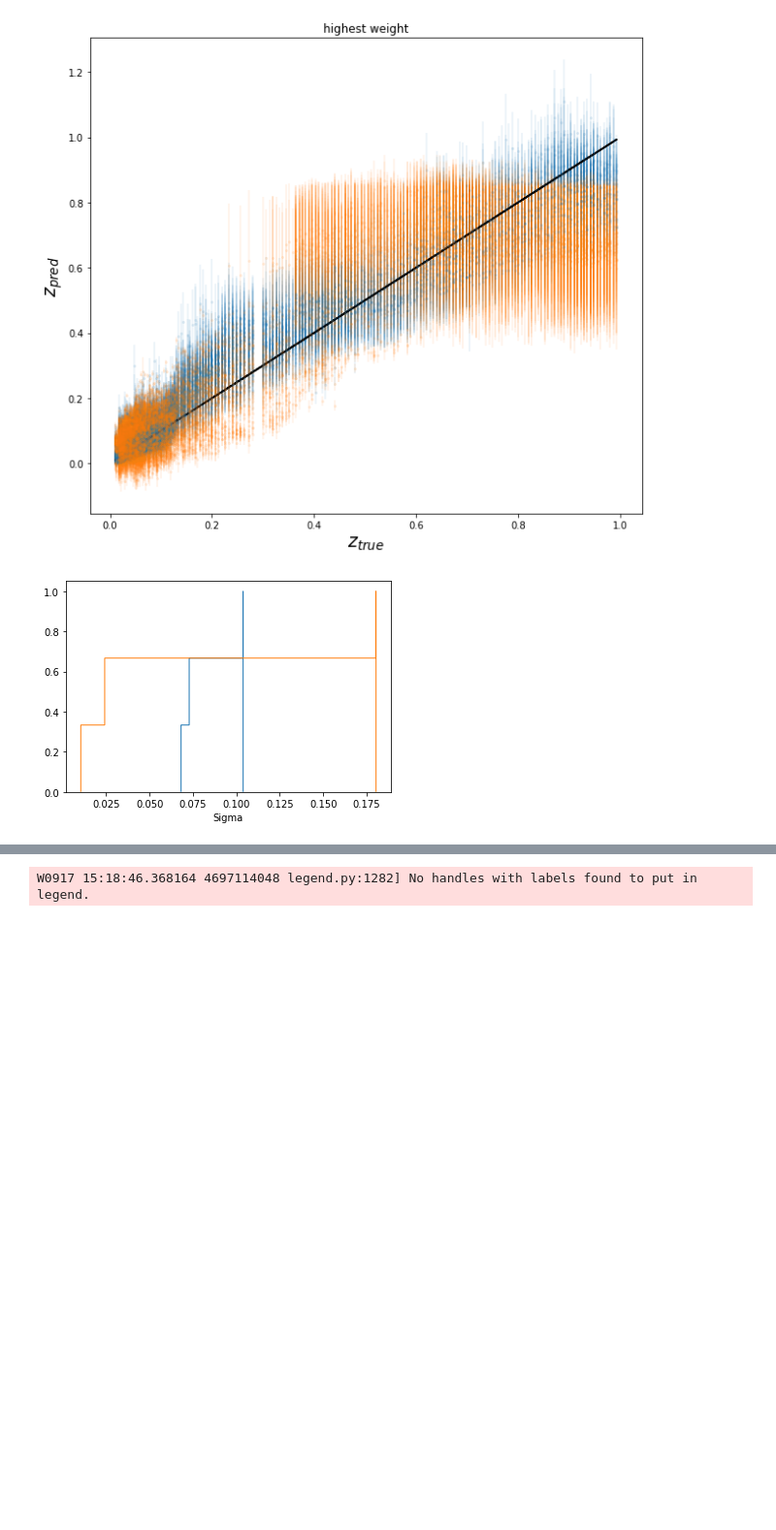
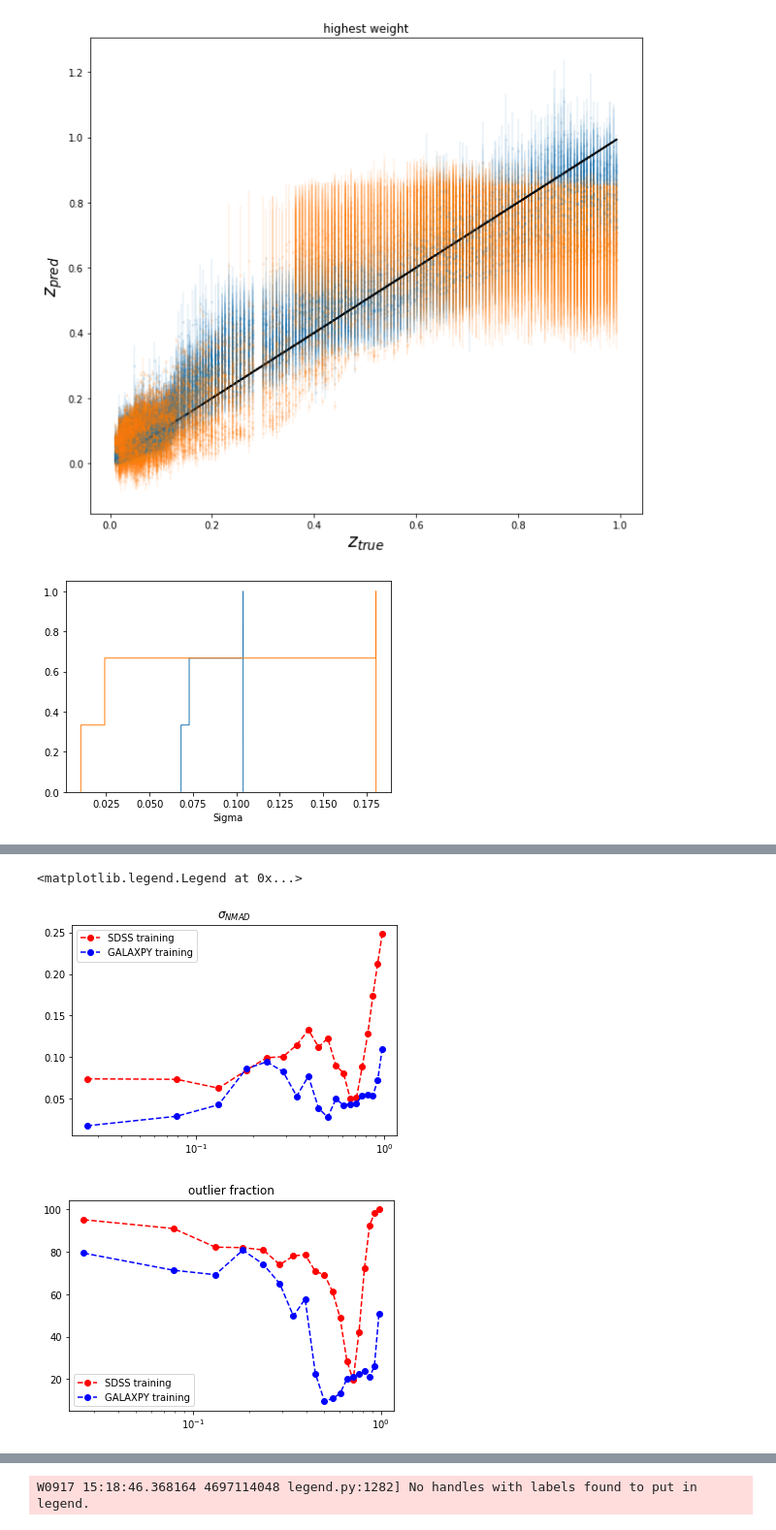
Before and after one commit to nesar/phoZ, a Jupyter notebook: Testing/mdn_test.ipynb, the cells around one changed output, grey strips where cells are left out. Shown at 97% size. Saved outputs shown, nothing was run; the diff lists cells and outputs as text; code cells hidden in the pictures; blank space fills up the shorter version.

```diff
--- a/Testing/mdn_test.ipynb
+++ b/Testing/mdn_test.ipynb
@@ -714,3 +712,70 @@ plt.show()
+# %%
+def sigmaNMAD(z_spec, z_pho):
+    return 1.48*np.median( np.abs( z_pho - z_spec)/(1 + z_spec))
+    # else: return 1.48*np.median( np.abs( z_pho - z_spec)/(1 + z_spec),)
+
+
+
+def outlierFrac(z_spec, z_pho, threshold = 0.15):
+    outliers = z_pho[ (np.abs(z_spec - z_pho)) >= threshold*z_spec ]
+    return 100.0*len(outliers)/np.shape(z_pho)[0]
+
+
+
+bins = np.linspace(0, 1, 20)
+
+z_spec = (ymax - ymin)*(ymin + y_test)
+z_spec2 = (ymax2 - ymin2)*(ymin2 + y_test2)
+
+z_phot = (ymax - ymin)*(ymin + y_pred)
+z_phot2 = (ymax2 - ymin2)*(ymin2 + y_pred_2)
+
+z_spec_digitize = np.digitize( z_spec, bins)
+z_spec_digitize2 = np.digitize( z_spec2, bins)
+
+sigmaNMAD_combine = np.zeros(shape=bins.shape[0])
+outFr_combine = np.zeros(shape=bins.shape[0])
+
+sigmaNMAD_obs = np.zeros(shape=bins.shape[0])
+outFr_obs = np.zeros(shape=bins.shape[0])
+
+
+for ind in range(bins.shape[0] - 1):
+    z_spec2_bin_z2 =  z_spec2[ z_spec_digitize2  == ind + 1]
+    z_phot2_bin_z2 =  z_phot2[ z_spec_digitize2  == ind + 1]
+    sigmaNMAD_obs[ind] =  sigmaNMAD(z_spec2_bin_z2, z_phot2_bin_z2)
+    outFr_obs[ind] = outlierFrac(z_spec2_bin_z2, z_phot2_bin_z2, 0.15)
+
+    z_spec_bin_z =  z_spec[ np.where(z_spec_digitize  == ind + 1) ]
+    z_phot_bin_z =  z_phot[ np.where(z_spec_digitize  == ind + 1)]
+    sigmaNMAD_combine[ind] =  sigmaNMAD(z_spec_bin_z, z_phot_bin_z)
+    outFr_combine[ind] = outlierFrac(z_spec_bin_z, z_phot_bin_z, 0.15)
+
+
+plt.figure(5232)
+
+bincenter = (bins[1:] + bins[:-1]) / 2.
+
+plt.plot(bincenter, sigmaNMAD_obs[:bins.shape[0]-1], 'ro--', label = 'SDSS training')
+plt.plot(bincenter, sigmaNMAD_combine[:bins.shape[0]-1] , 'bo--', label = 'GALAXPY training')
+plt.xscale('log')
+plt.title(r'$\sigma_{NMAD}$')
+plt.legend()
+
+
+plt.figure(5233)
+
+bincenter = (bins[1:] + bins[:-1]) / 2.
+
+plt.plot(bincenter, outFr_obs[:bins.shape[0]-1], 'ro--', label = 'SDSS training')
+plt.plot(bincenter, outFr_combine[:bins.shape[0]-1] , 'bo--', label = 'GALAXPY training')
+plt.xscale('log')
+plt.title('outlier fraction')
+plt.legend()
+# %% [output]
+<matplotlib.legend.Legend at 0x...>
+[figure, added]
+[figure, added]
 # %%
 def weightedDiff(z_spec, z_pho):
     return ( z_pho - z_spec)/(1 + z_spec)
```
Also changed, not shown: parts of 5 cells of this notebook.
